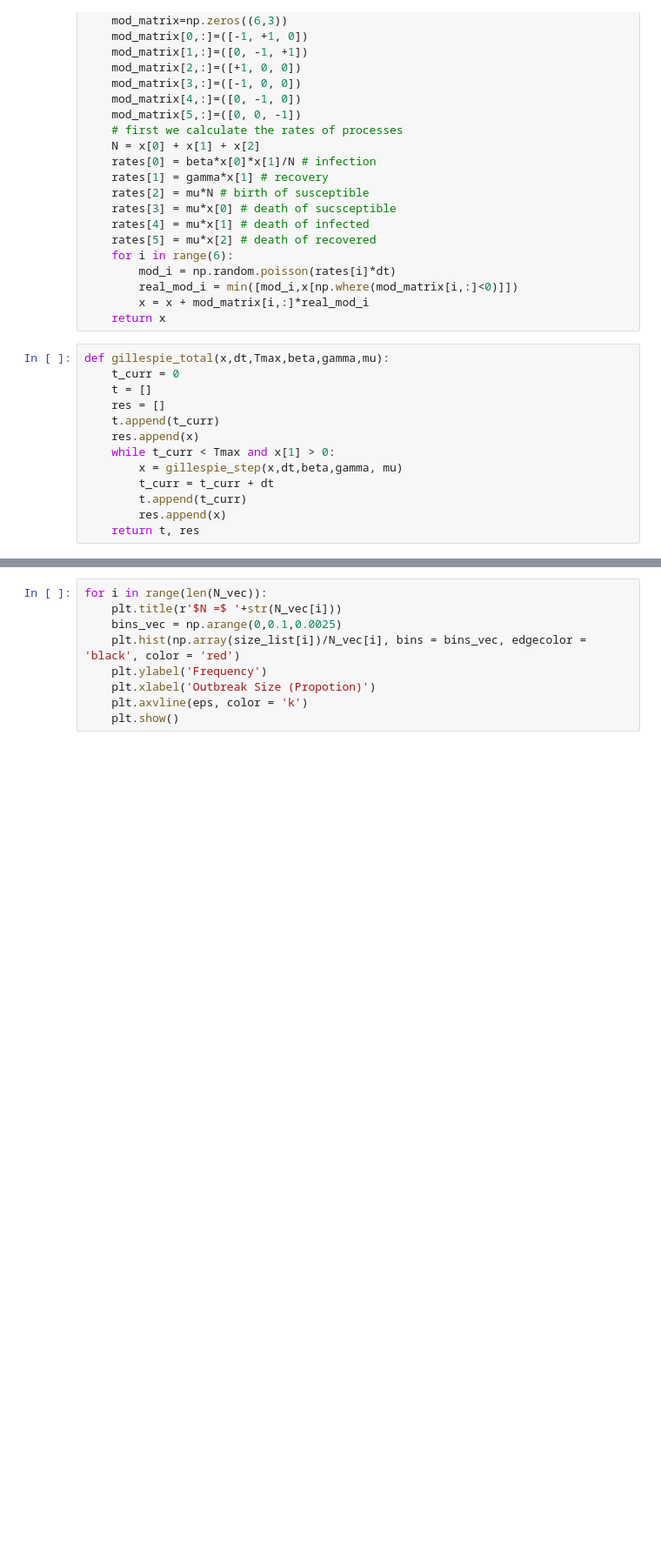
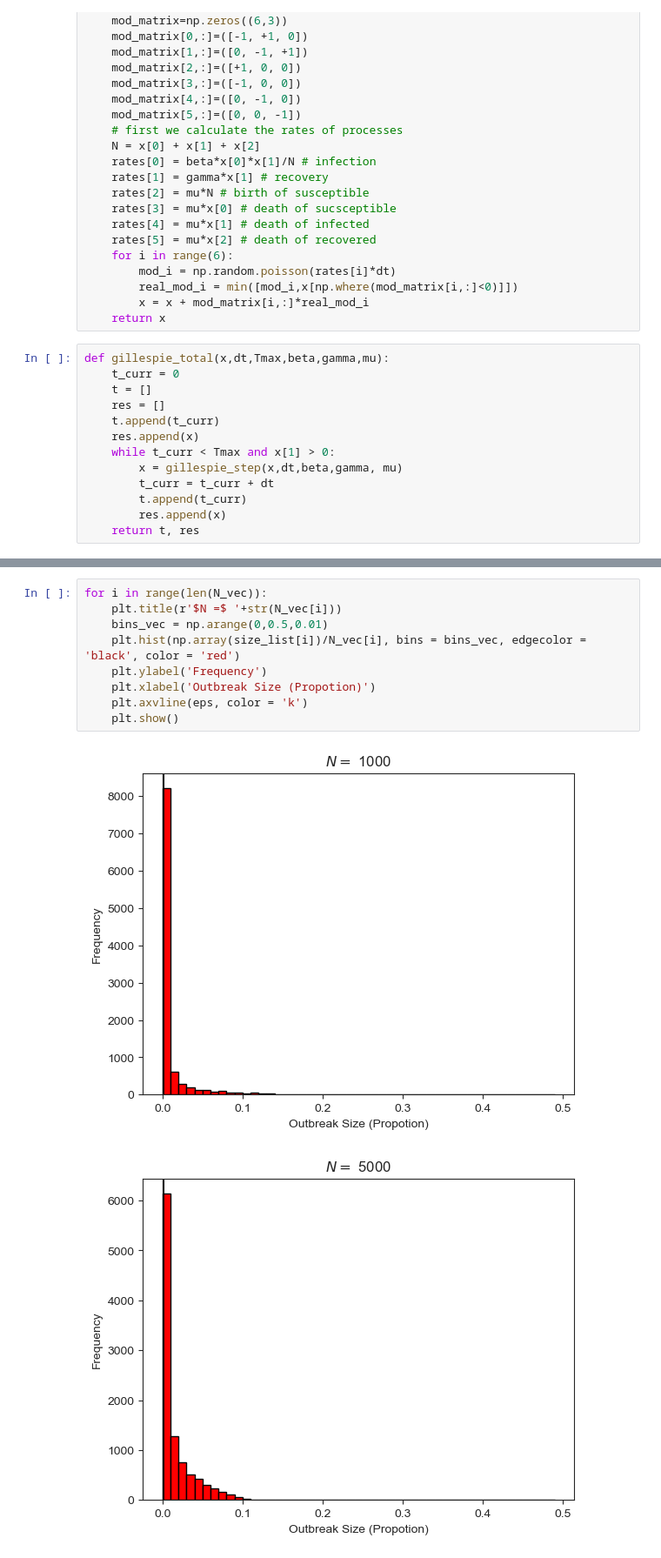
Before and after one commit to denisecammarota/HIT-dynamics, a Jupyter notebook: SIR_Gillespie_Tau.ipynb, the cells around one changed output, grey strips where cells are left out. Shown at 87% size. Drawn from its saved outputs; the diff is of its cells as text; blank space fills up the shorter version.

```diff
--- a/SIR_Gillespie_Tau.ipynb
+++ b/SIR_Gillespie_Tau.ipynb
@@ -91,9 +91,12 @@ for N in N_vec:
 # %%
 for i in range(len(N_vec)):
     plt.title(r'$N =$ '+str(N_vec[i]))
-    bins_vec = np.arange(0,0.1,0.0025)
+    bins_vec = np.arange(0,0.5,0.01)
     plt.hist(np.array(size_list[i])/N_vec[i], bins = bins_vec, edgecolor = 'black', color = 'red')
     plt.ylabel('Frequency')
     plt.xlabel('Outbreak Size (Propotion)')
     plt.axvline(eps, color = 'k')
     plt.show()
+# %% [output]
+[figure, added]
+[figure, added]
```
Also changed, not shown: parts of 3 cells of this notebook, 25 other files.
